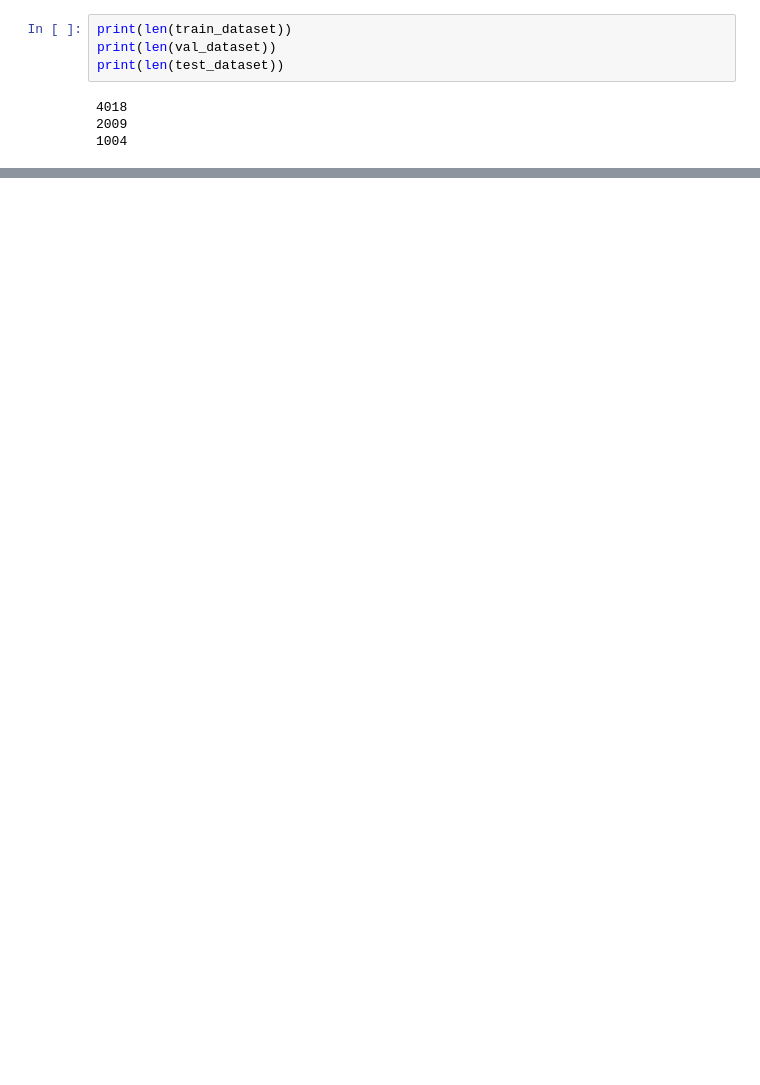
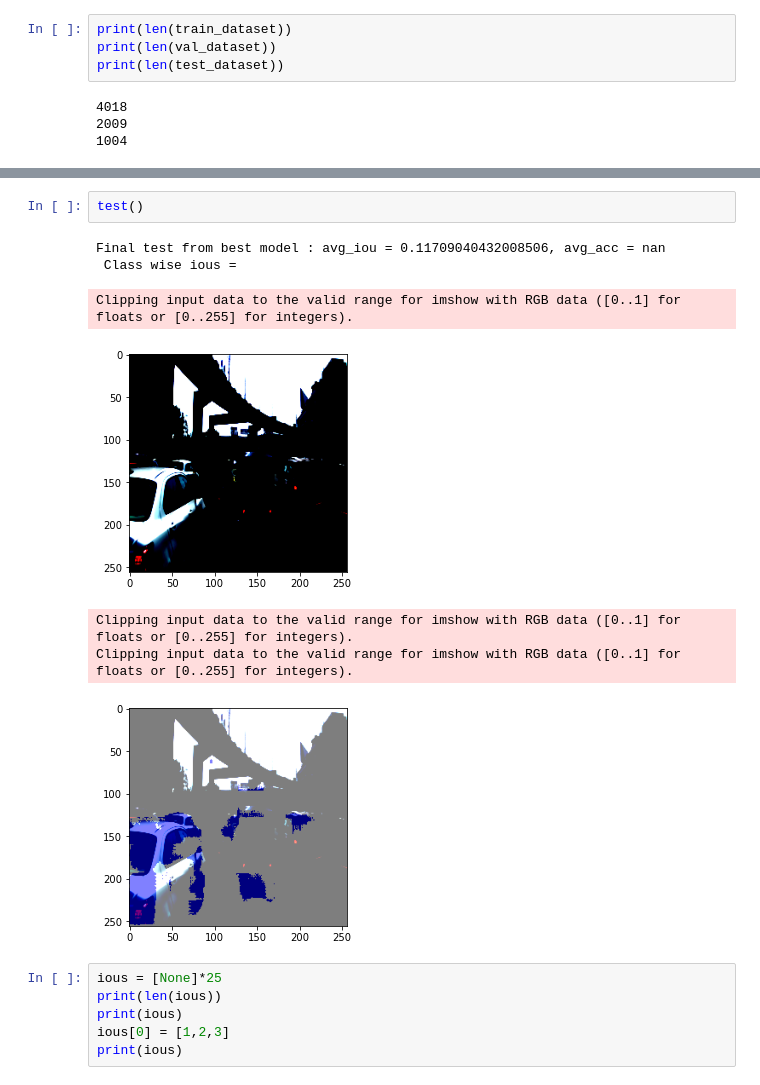
Before and after one commit to Krishna14/CSE251B, a Jupyter notebook: PA3/PA3.ipynb, the cells around one changed output, grey strips where cells are left out. Cells and saved outputs as stored; diff of their text form; blank space fills up the shorter version.

```diff
--- a/PA3/PA3.ipynb
+++ b/PA3/PA3.ipynb
@@ -218,0 +418,16 @@ Epoch: 0
+# %%
+test()
+# %% [output]
+Final test from best model : avg_iou = 0.11709040432008506, avg_acc = nan
+ Class wise ious =
+Clipping input data to the valid range for imshow with RGB data ([0..1] for floats or [0..255] for integers).
+[figure, added]
+Clipping input data to the valid range for imshow with RGB data ([0..1] for floats or [0..255] for integers).
+Clipping input data to the valid range for imshow with RGB data ([0..1] for floats or [0..255] for integers).
+[figure, added]
+# %%
+ious = [None]*25
+print(len(ious))
+print(ious)
+ious[0] = [1,2,3]
+print(ious)
```
Also changed, not shown: parts of 12 cells of this notebook, 2 other files.
